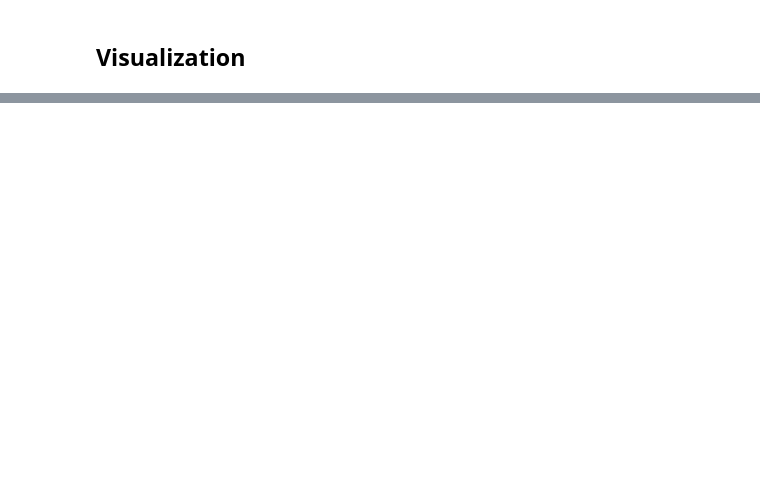
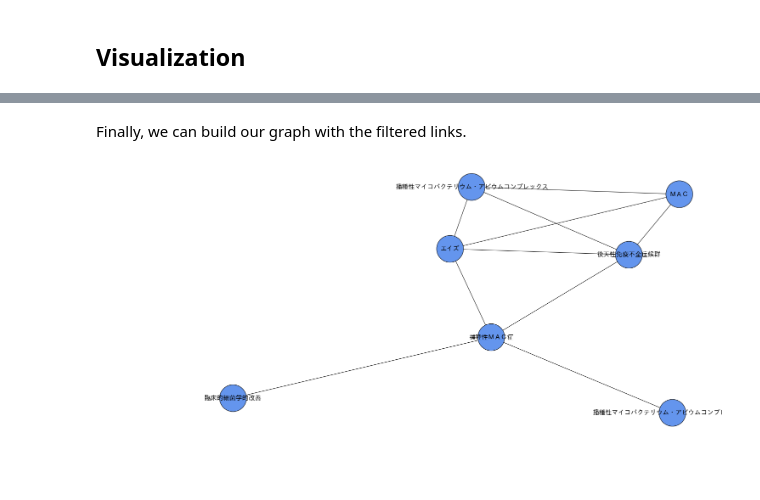
Before and after one commit to elpogzz/NLP, a Jupyter notebook: word_co-occurrence.ipynb, the cells around one changed output, grey strips where cells are left out. Drawn from its saved outputs; the diff is of its cells as text; code cells hidden in the pictures; blank space fills up the shorter version.

```diff
--- a/word_co-occurrence.ipynb
+++ b/word_co-occurrence.ipynb
@@ -244,0 +247,4 @@ nx.draw(G, with_labels=True, node_color='cornflowerblue', node_size=links_filter
+# %%
+links = buid_dist_matrix("エイズ",6,3,jaccard).stack().reset_index()
+links.columns = ['src', 'tgt','wt']
+links.head()
@@ -244,0 +262,24 @@ nx.draw(G, with_labels=True, node_color='cornflowerblue', node_size=links_filter
+# %%
+links_filtered = links.loc[ (links['wt'] > 0.2) & (links['src'] != links['tgt']) ]
+links_filtered.is_copy = False
+
+#Matplotlib will complain that it can't plot our strings. Moral of the story: Use Python 3.
+links_filtered["src"] = links_filtered["src"].apply(lambda x: x.decode('utf8'))
+links_filtered["tgt"] = links_filtered["tgt"].apply(lambda x: x.decode('utf8'))
+# %% [markdown]
+Finally, we can build our graph with the filtered links.
+# %%
+import networkx as nx
+import matplotlib
+import matplotlib.pyplot as plt
+%matplotlib inline
+
+G=nx.from_pandas_edgelist(links_filtered, 'src', 'tgt', 'wt')
+
+plt.figure(figsize=(20,10))
+#I suspect the draw method uses a force directed algorithm and therefore everytime we call it a different graph is printed.
+#The random seed prevents this, in case you want consistency
+np.random.seed(4)
+nx.draw(G, with_labels=True, node_color='cornflowerblue', node_size=4000, edge_color='black', linewidths=1, font_size=15, font_family="IPAexGothic")
+# %% [output]
+[figure, added]
```
Also changed, not shown: parts of 43 cells of this notebook.
